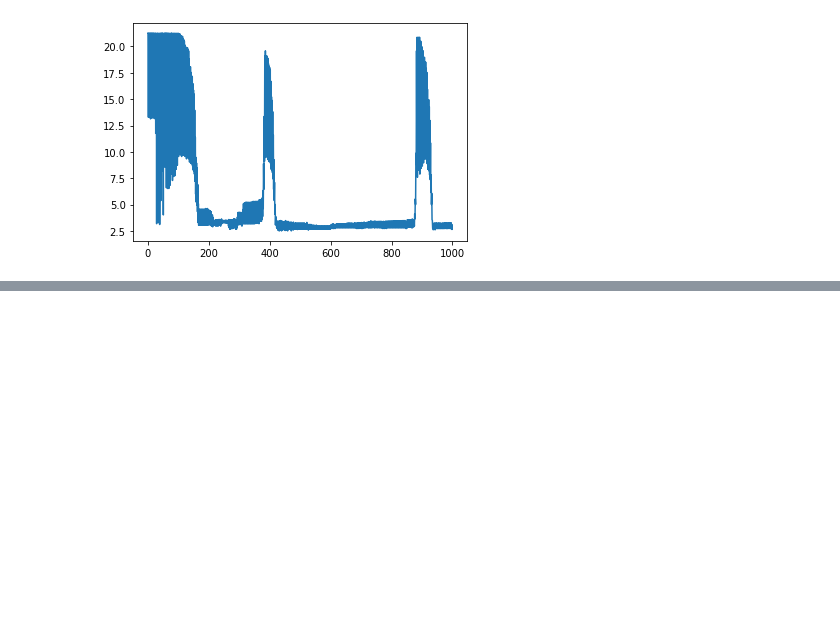
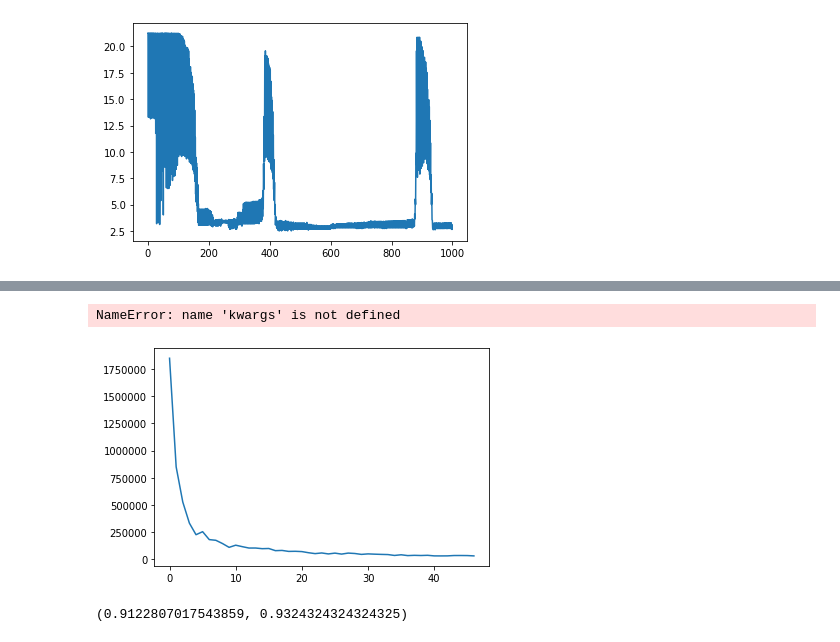
Before and after one commit to JaonM/ml_python, a Jupyter notebook: notes/logistics regression.ipynb, the cells around one changed output, grey strips where cells are left out. Saved outputs shown, nothing was run; the diff lists cells and outputs as text; code cells hidden in the pictures; blank space fills up the shorter version.

```diff
--- a/notes/logistics regression.ipynb
+++ b/notes/logistics regression.ipynb
@@ -75,0 +78,2 @@ plt.plot(x,clf.losses)
+# %%
+clf = LogisticsRegression(max_iter=1000,lr=0.01,tol=1e-5,batch_size=1)
@@ -75,0 +106,21 @@ plt.plot(x,clf.losses)
+# %%
+old_stdout = sys.stdout
+sys.stdout = mystdout = StringIO()
+model = SGDClassifier(loss='log',verbose=1)
+model.fit(X_train, y_train)
+sys.stdout = old_stdout
+loss_history = mystdout.getvalue()
+loss_list = []
+for line in loss_history.split('\n'):
+    if(len(line.split("loss: ")) == 1):
+        continue
+    loss_list.append(float(line.split("loss: ")[-1]))
+plt.figure()
+plt.plot(np.arange(len(loss_list)), loss_list)
+plt.savefig("warmstart_plots/pure_SGD:"+str(kwargs)+".png")
+plt.xlabel("Time in epochs")
+plt.ylabel("Loss")
+plt.close()
+# %% [output]
+NameError: name 'kwargs' is not defined
+[figure, added]
@@ -75,0 +129,4 @@ plt.plot(x,clf.losses)
+# %%
+accuracy_score(y_test,y_pred),f1_score(y_test,y_pred)
+# %% [output]
+(0.9122807017543859, 0.9324324324324325)
```
Also changed, not shown: parts of 16 cells of this notebook, 2 other files.
